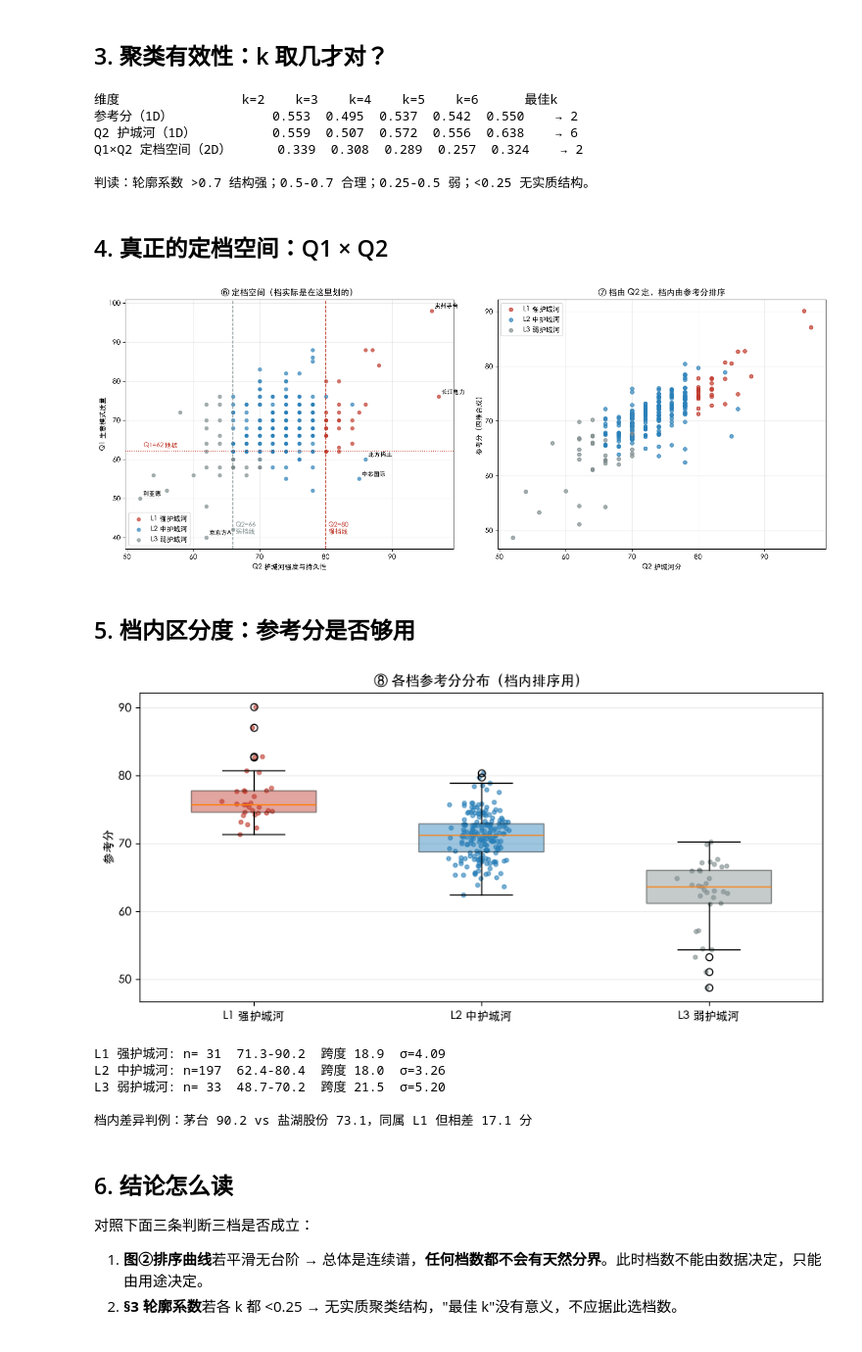
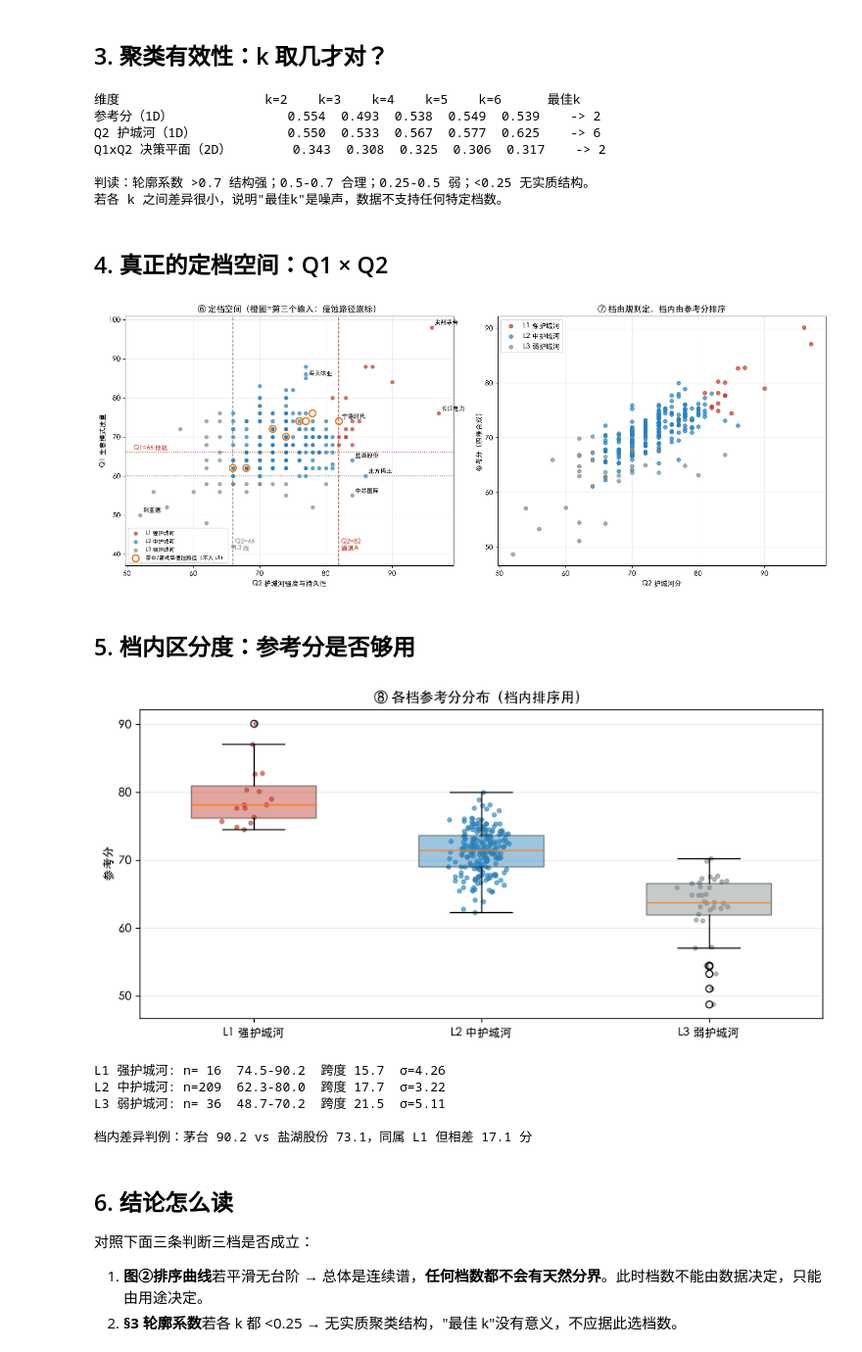
Before and after one commit to wylflc/RayKey, a Jupyter notebook: notebooks/tier_cluster_check.ipynb, the cells around one changed output. Shown at 98% size. Cells and saved outputs as stored; diff of their text form; code cells hidden in the pictures.

Commit message:
Refine moat scores to one-point granularity by anchor comparison and move the tier line off the rounding pileup

```diff
--- a/notebooks/tier_cluster_check.ipynb
+++ b/notebooks/tier_cluster_check.ipynb
@@ -100,7 +100,7 @@ def kmeans1d(x, k, iters=200):
 
 def silhouette(X, lab):
     """轮廓系数：+1 分离清晰，0 边界模糊，<0 归错类"""
-    X = np.atleast_2d(X.T).T if X.ndim == 1 else X
+    X = X.reshape(-1, 1) if X.ndim == 1 else X
     D = np.sqrt(((X[:, None, :] - X[None, :, :]) ** 2).sum(-1))
     out = []
     for i in range(len(X)):
@@ -111,61 +111,71 @@ def silhouette(X, lab):
         out.append((b - a) / max(a, b))
     return float(np.mean(out))
 
-print('维度                k=2    k=3    k=4    k=5    k=6      最佳k')
+print('维度                   k=2    k=3    k=4    k=5    k=6      最佳k')
 for lab_txt, data in [('参考分（1D）', score), ('Q2 护城河（1D）', q2),
-                      ('Q1×Q2 定档空间（2D）', np.c_[q1, q2])]:
+                      ('Q1xQ2 决策平面（2D）', np.c_[q1, q2])]:
     sils = []
     for k in range(2, 7):
         if data.ndim == 1:
-            l, _ = kmeans1d(data, k)
-            xs = np.sort(data); sils.append(silhouette(xs, l))
+            l, _ = kmeans1d(data, k); sils.append(silhouette(np.sort(data), l))
         else:
-            from itertools import count
-            c = data[np.linspace(0, len(data)-1, k).astype(int)]
+            c = data[np.linspace(0, len(data)-1, k).astype(int)].astype(float)
             for _ in range(200):
                 l = np.abs(data[:, None, :] - c[None, :, :]).sum(-1).argmin(1)
                 nc = np.array([data[l == j].mean(0) if (l == j).any() else c[j] for j in range(k)])
                 if np.allclose(nc, c): break
                 c = nc
-            sils.append(silhouette(data, l))
-    best = int(np.argmax(sils)) + 2
-    print(f'{lab_txt:<20}' + '  '.join(f'{v:.3f}' for v in sils) + f'    → {best}')
+            sils.append(silhouette(data.astype(float), l))
+    print(f'{lab_txt:<22}' + '  '.join(f'{v:.3f}' for v in sils) + f'    -> {int(np.argmax(sils))+2}')
 print('\n判读：轮廓系数 >0.7 结构强；0.5-0.7 合理；0.25-0.5 弱；<0.25 无实质结构。')
+print('若各 k 之间差异很小，说明"最佳k"是噪声，数据不支持任何特定档数。')
 # %% [output]
-维度                k=2    k=3    k=4    k=5    k=6      最佳k
-参考分（1D）             0.553  0.495  0.537  0.542  0.550    → 2
-Q2 护城河（1D）          0.559  0.507  0.572  0.556  0.638    → 6
-Q1×Q2 定档空间（2D）      0.339  0.308  0.289  0.257  0.324    → 2
+维度                   k=2    k=3    k=4    k=5    k=6      最佳k
+参考分（1D）               0.554  0.493  0.538  0.549  0.539    -> 2
+Q2 护城河（1D）            0.550  0.533  0.567  0.577  0.625    -> 6
+Q1xQ2 决策平面（2D）        0.343  0.308  0.325  0.306  0.317    -> 2
 
 判读：轮廓系数 >0.7 结构强；0.5-0.7 合理；0.25-0.5 弱；<0.25 无实质结构。
+若各 k 之间差异很小，说明"最佳k"是噪声，数据不支持任何特定档数。
 # %% [markdown]
 ## 4. 真正的定档空间：Q1 × Q2
 # %%
 fig, axes = plt.subplots(1, 2, figsize=(15, 6))
+import re
+flags = np.array([r['flags'] for r in rows])
+def ero_block(f):
+    m = re.search(r'erosion_path\(([^)]*)\)', f)
+    if not m: return False
+    s = m.group(1)
+    return ('高' in s) or ('中' in s) or ('持续' in s)
+blocked = np.array([ero_block(f) for f in flags])
+
 ax = axes[0]
 for t in ['L1','L2','L3']:
-    m = tier == t
+    m = (tier == t) & ~blocked
     ax.scatter(q2[m], q1[m], s=42, c=COLOR[t], label=LABEL[t], alpha=.72, edgecolors='white', lw=.6)
-ax.axvline(80, ls='--', c='#c0392b', lw=1.2); ax.axvline(66, ls='--', c='#7f8c8d', lw=1.2)
-ax.axhline(62, ls=':', c='#c0392b', lw=1.2)
-ax.text(80.4, 41, 'Q2=80\n强档线', color='#c0392b', fontsize=9)
-ax.text(66.4, 41, 'Q2=66\n弱档线', color='#7f8c8d', fontsize=9)
-ax.text(52.5, 63, 'Q1=62 地板', color='#c0392b', fontsize=9)
-for n in ['贵州茅台','长江电力','中芯国际','北方稀土','京东方A','利亚德']:
+ax.scatter(q2[blocked], q1[blocked], s=95, facecolors='none', edgecolors='#e67e22', lw=2.0,
+           label='带中/高概率侵蚀路径（不入 L1）', zorder=5)
+ax.axvline(82, ls='--', c='#c0392b', lw=1.2); ax.axvline(66, ls='--', c='#7f8c8d', lw=1.2)
+ax.axhline(66, ls=':', c='#c0392b', lw=1.2); ax.axhline(60, ls=':', c='#7f8c8d', lw=1.2)
+ax.text(82.3, 41, 'Q2=82\n通道A', color='#c0392b', fontsize=9)
+ax.text(66.3, 41, 'Q2=66\nL3 线', color='#7f8c8d', fontsize=9)
+ax.text(51, 66.6, 'Q1=66 地板', color='#c0392b', fontsize=9)
+for n in ['贵州茅台','长江电力','中芯国际','北方稀土','宁德时代','海天味业','盐湖股份','利亚德']:
     i = int(np.where(name == n)[0][0])
     ax.annotate(n, (q2[i], q1[i]), fontsize=8.5, xytext=(4, 4), textcoords='offset points')
 ax.set_xlabel('Q2 护城河强度与持久性'); ax.set_ylabel('Q1 生意模式质量')
-ax.set_title('⑥ 定档空间（档实际是在这里划的）'); ax.legend(loc='lower left'); ax.grid(alpha=.25)
+ax.set_title('⑥ 定档空间（橙圈=第三个输入：侵蚀路径旗标）'); ax.legend(loc='lower left', fontsize=8); ax.grid(alpha=.25)
 
 ax = axes[1]
 for t in ['L1','L2','L3']:
     m = tier == t
     ax.scatter(q2[m], score[m], s=30, c=COLOR[t], label=LABEL[t], alpha=.7)
 ax.set_xlabel('Q2 护城河分'); ax.set_ylabel('参考分（四维合成）')
-ax.set_title('⑦ 档由 Q2 定，档内由参考分排序'); ax.legend(); ax.grid(alpha=.25)
+ax.set_title('⑦ 档由规则定，档内由参考分排序'); ax.legend(); ax.grid(alpha=.25)
 plt.tight_layout(); plt.show()
 # %% [output]
-[figure, old version]
+[figure, new version]
 # %% [markdown]
 ## 5. 档内区分度：参考分是否够用
 # %%
@@ -184,10 +194,10 @@ for t in ['L1','L2','L3']:
 i_mt = int(np.where(name=='贵州茅台')[0][0]); i_yh = int(np.where(name=='盐湖股份')[0][0])
 print(f'\n档内差异判例：茅台 {score[i_mt]:.1f} vs 盐湖股份 {score[i_yh]:.1f}，同属 L1 但相差 {score[i_mt]-score[i_yh]:.1f} 分')
 # %% [output]
-[figure, old version]
+[figure, new version]
-L1 强护城河: n= 31  71.3-90.2  跨度 18.9  σ=4.09
-L2 中护城河: n=197  62.4-80.4  跨度 18.0  σ=3.26
-L3 弱护城河: n= 33  48.7-70.2  跨度 21.5  σ=5.20
+L1 强护城河: n= 16  74.5-90.2  跨度 15.7  σ=4.26
+L2 中护城河: n=209  62.3-80.0  跨度 17.7  σ=3.22
+L3 弱护城河: n= 36  48.7-70.2  跨度 21.5  σ=5.11
 
 档内差异判例：茅台 90.2 vs 盐湖股份 73.1，同属 L1 但相差 17.1 分
 # %% [markdown]
```
Also changed, not shown: parts of 3 cells of this notebook, 2 other files.
